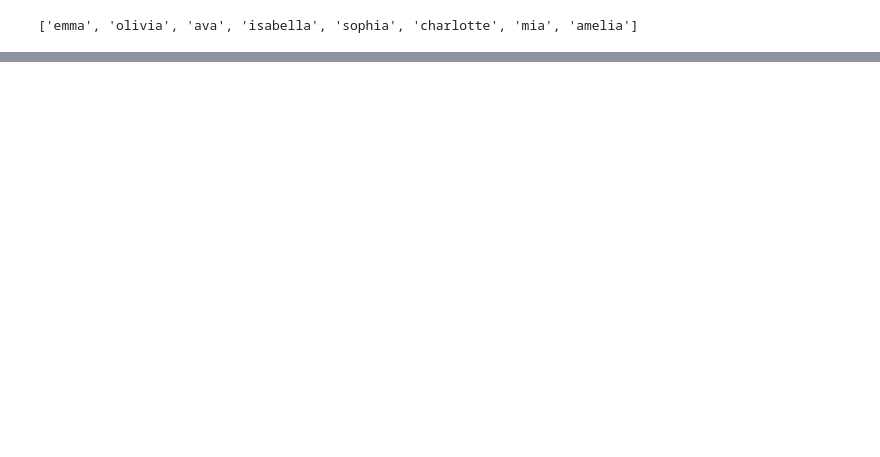
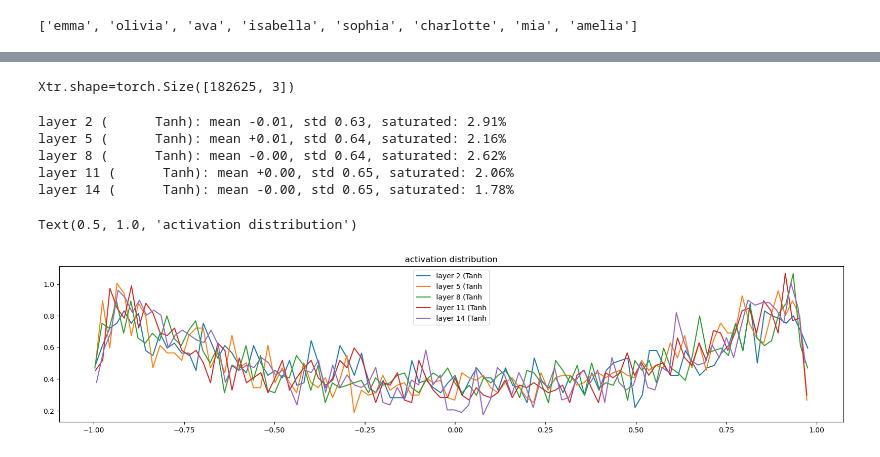
Before and after one commit to ivancruzbht/nanogpt, a Jupyter notebook: makemor-batch-normalization.ipynb, the cells around one changed output, grey strips where cells are left out. Saved outputs shown, nothing was run; the diff lists cells and outputs as text; code cells hidden in the pictures; blank space fills up the shorter version.

```diff
--- a/makemor-batch-normalization.ipynb
+++ b/makemor-batch-normalization.ipynb
@@ -89,0 +217,12 @@ Xtr[0]=tensor([0, 0, 0]) -> Ytr[0]=tensor(5)
+# %%
+# What mean and std we should use after training? The mean and the std and computed per batch during training
+# Recalibrate the the mean and std with the whole training dataset
+
+with torch.no_grad():
+  # pass the training set through
+  emb = C[Xtr]
+  embcat = emb.view(emb.shape[0], -1)
+  hpreact = embcat @ W1 # + b1
+  # measure the mean/std over the entire training set
+  bnmean = hpreact.mean(0, keepdim=True)
+  bnstd = hpreact.std(0, keepdim=True)
@@ -89,0 +404,26 @@ Xtr[0]=tensor([0, 0, 0]) -> Ytr[0]=tensor(5)
+# %%
+debug(f'{Xtr.shape=}')
+# %% [output]
+Xtr.shape=torch.Size([182625, 3])
+# %%
+# visualize histograms
+
+plt.figure(figsize=(20, 4)) # width and height of the plot
+legends = []
+for i, layer in enumerate(layers[:-1]): # note: exclude the output layer
+  if isinstance(layer, Tanh):
+    t = layer.out
+    print('layer %d (%10s): mean %+.2f, std %.2f, saturated: %.2f%%' % (i, layer.__class__.__name__, t.mean(), t.std(), (t.abs() > 0.97).float().mean()*100))
+    hy, hx = torch.histogram(t, density=True)
+    plt.plot(hx[:-1].detach(), hy.detach())
+    legends.append(f'layer {i} ({layer.__class__.__name__}')
+plt.legend(legends);
+plt.title('activation distribution')
+# %% [output]
+layer 2 (      Tanh): mean -0.01, std 0.63, saturated: 2.91%
+layer 5 (      Tanh): mean +0.01, std 0.64, saturated: 2.16%
+layer 8 (      Tanh): mean -0.00, std 0.64, saturated: 2.62%
+layer 11 (      Tanh): mean +0.00, std 0.65, saturated: 2.06%
+layer 14 (      Tanh): mean -0.00, std 0.65, saturated: 1.78%
+Text(0.5, 1.0, 'activation distribution')
+[figure, added]
```
Also changed, not shown: parts of 16 cells of this notebook.
